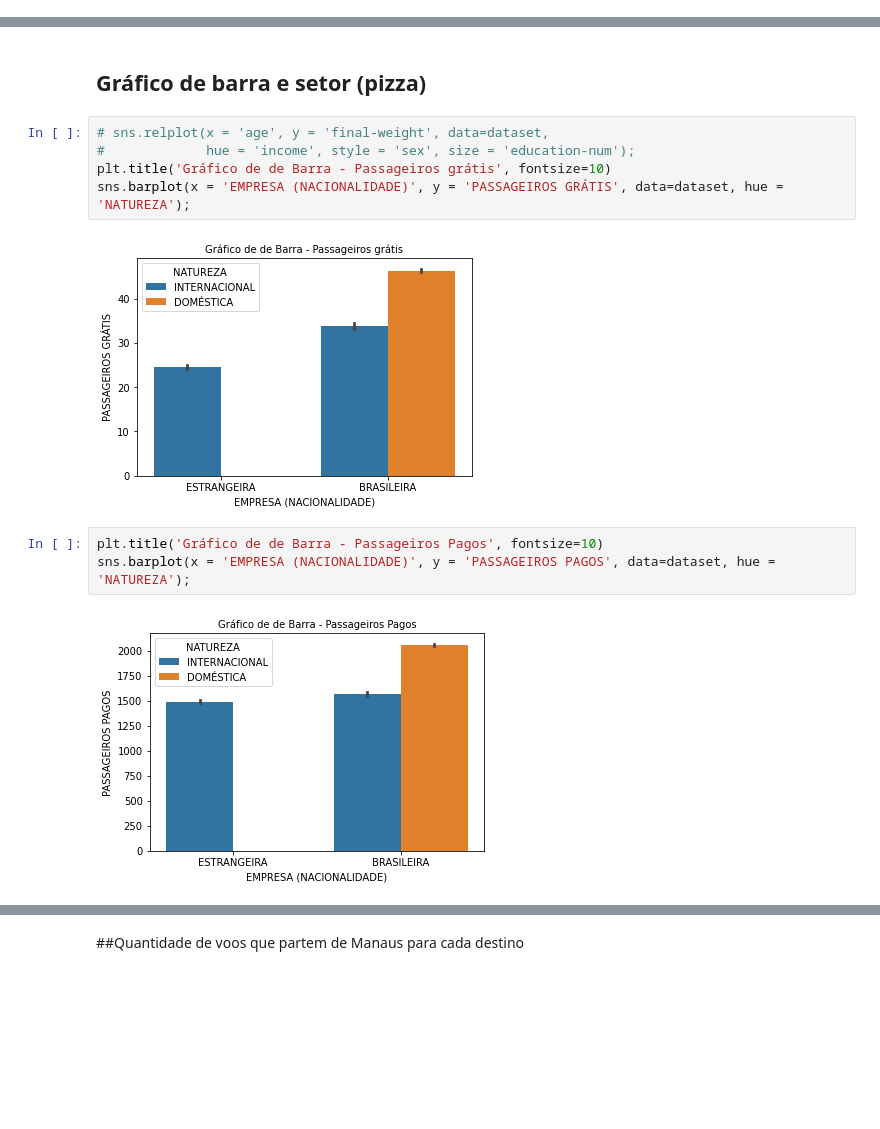
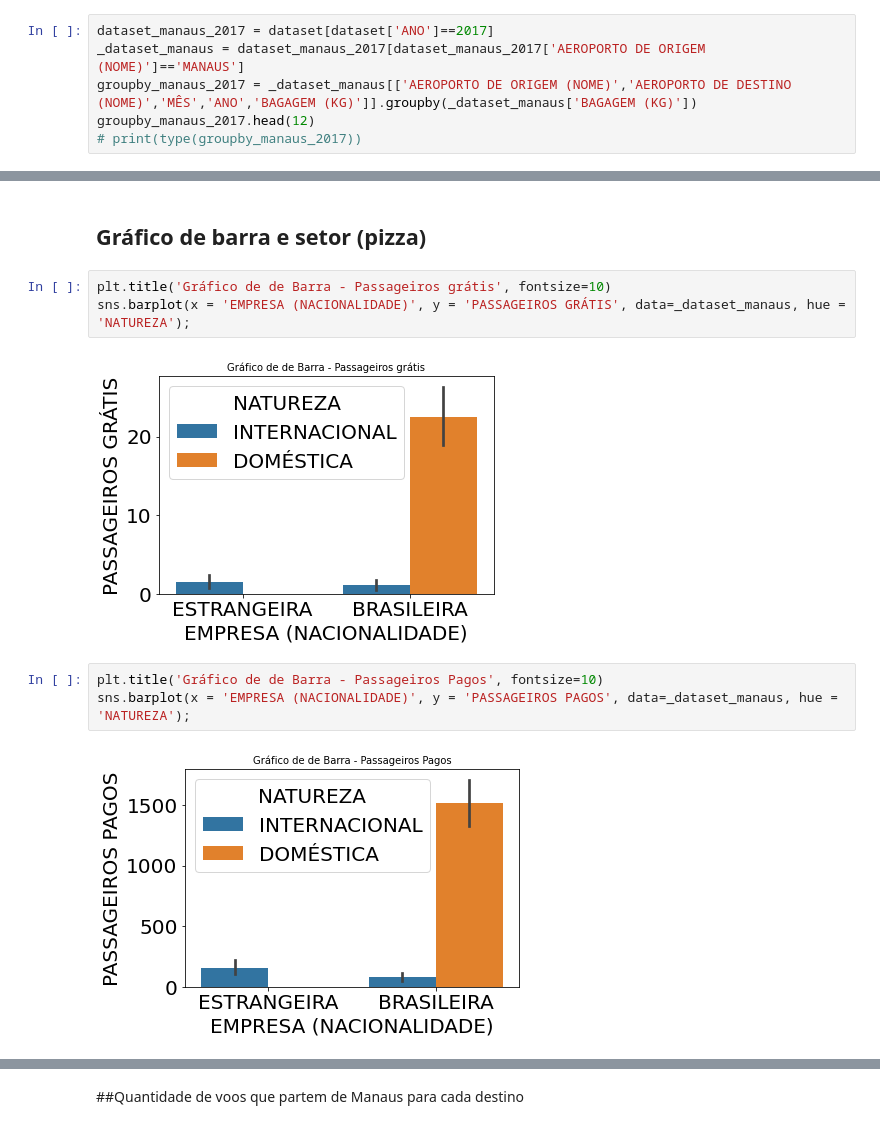
Before and after one commit to MaisaVidal/trabalho_estatistica, a Jupyter notebook: pcorrea-esilva.ipynb, the cells around one changed output, grey strips where cells are left out. Saved outputs shown, nothing was run; the diff lists cells and outputs as text; blank space fills up the shorter version.

Commit message:
refactory to show only information by Manaus

```diff
--- a/pcorrea-esilva.ipynb
+++ b/pcorrea-esilva.ipynb
@@ -34,0 +33,6 @@ dataset.dropna()
+# %%
+dataset_manaus_2017 = dataset[dataset['ANO']==2017]
+_dataset_manaus = dataset_manaus_2017[dataset_manaus_2017['AEROPORTO DE ORIGEM (NOME)']=='MANAUS']
+groupby_manaus_2017 = _dataset_manaus[['AEROPORTO DE ORIGEM (NOME)','AEROPORTO DE DESTINO (NOME)','MÊS','ANO','BAGAGEM (KG)']].groupby(_dataset_manaus['BAGAGEM (KG)'])
+groupby_manaus_2017.head(12)
+# print(type(groupby_manaus_2017))
@@ -46,15 +85,13 @@ sns.relplot(x = 'PASSAGEIROS PAGOS', y = 'PASSAGEIROS GRÁTIS', data=dataset,
 # %% [markdown]
 ## Gráfico de barra e setor (pizza)
 # %%
-# sns.relplot(x = 'age', y = 'final-weight', data=dataset,
-#             hue = 'income', style = 'sex', size = 'education-num');
 plt.title('Gráfico de de Barra - Passageiros grátis', fontsize=10)
-sns.barplot(x = 'EMPRESA (NACIONALIDADE)', y = 'PASSAGEIROS GRÁTIS', data=dataset, hue = 'NATUREZA');
+sns.barplot(x = 'EMPRESA (NACIONALIDADE)', y = 'PASSAGEIROS GRÁTIS', data=_dataset_manaus, hue = 'NATUREZA');
 # %% [output]
-[figure, old version]
+[figure, new version]
 # %%
 plt.title('Gráfico de de Barra - Passageiros Pagos', fontsize=10)
-sns.barplot(x = 'EMPRESA (NACIONALIDADE)', y = 'PASSAGEIROS PAGOS', data=dataset, hue = 'NATUREZA');
+sns.barplot(x = 'EMPRESA (NACIONALIDADE)', y = 'PASSAGEIROS PAGOS', data=_dataset_manaus, hue = 'NATUREZA');
 # %% [output]
-[figure, old version]
+[figure, new version]
 # %%
```
Also changed, not shown: parts of 39 cells of this notebook.
